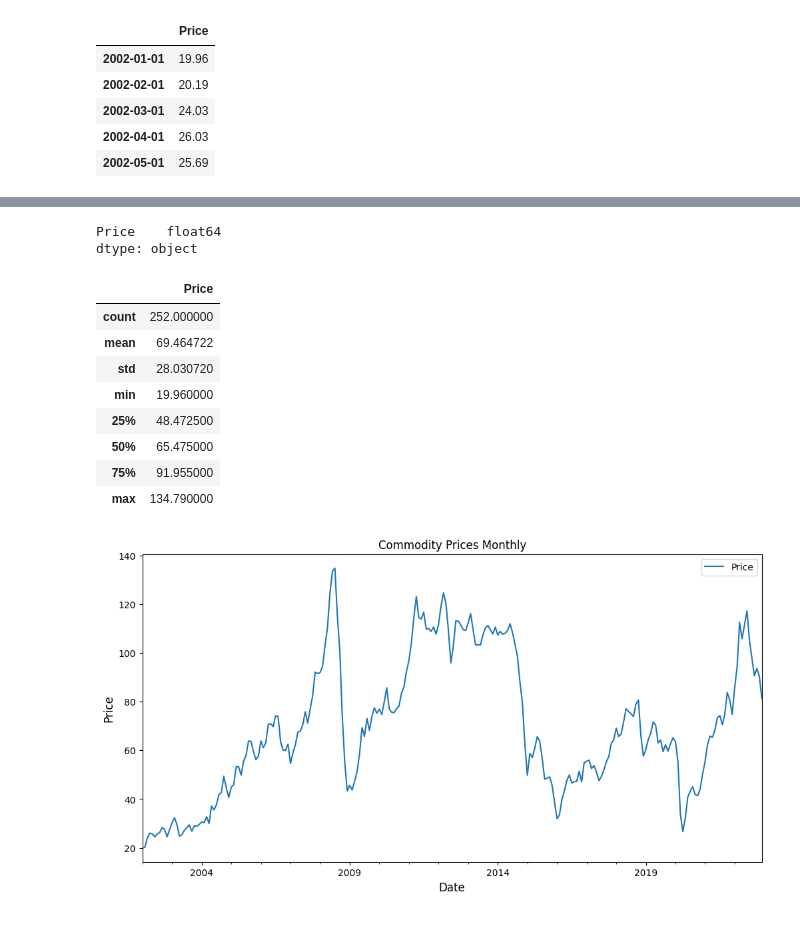
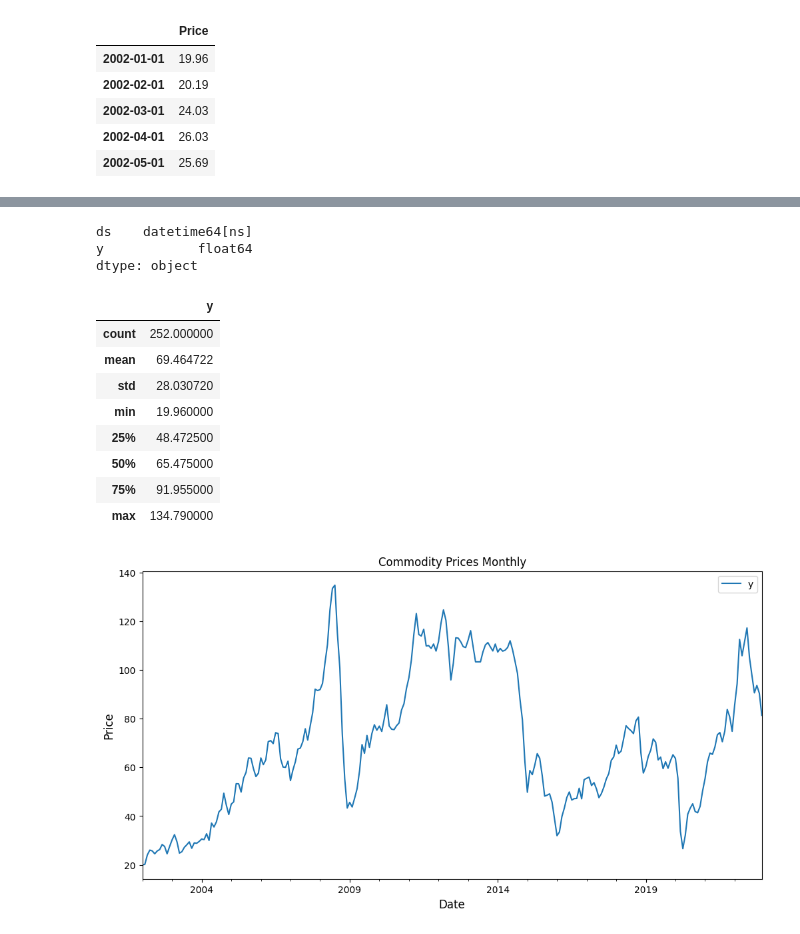
Before and after one commit to jnopareboateng/ml-library, a Jupyter notebook: crude-oil-forecast/prophet.ipynb, the cells around one changed output, grey strips where cells are left out. Drawn from its saved outputs; the diff is of its cells as text; code cells hidden in the pictures.

```diff
--- a/crude-oil-forecast/prophet.ipynb
+++ b/crude-oil-forecast/prophet.ipynb
@@ -16,3 +16,5 @@ data.head()
 | 2002-03-01 | 24.03 |
 | 2002-04-01 | 26.03 |
 | 2002-05-01 | 25.69 |
+# %%
+data = data.reset_index()
@@ -18,0 +30,2 @@ data.head()
+# %%
+data.columns = ['ds', 'y']
@@ -19,12 +48,13 @@ data.head()
 # %%
 data.dtypes
 # %% [output]
-Price    float64
+ds    datetime64[ns]
+y            float64
 dtype: object
 # %%
 data.describe() # display the summary statistics of the data
 # %% [output]
-|  | Price |
+|  | y |
 | count | 252.000000 |
 | mean | 69.464722 |
 | std | 28.030720 |
@@ -35,9 +65,9 @@ data.describe() # display the summary statistics of the data
 | max | 134.790000 |
 # %%
 # plot the data
-data.plot(y='Price', title='Commodity Prices Monthly', figsize=(12, 6))
+data.plot(x='ds', y= 'y', title='Commodity Prices Monthly', figsize=(12, 6))
 plt.xlabel('Date', fontsize=12)
 plt.ylabel('Price', fontsize=12)
 plt.show()
 # %% [output]
-[figure, old version]
+[figure, new version]
```
Also changed, not shown: parts of 19 cells of this notebook, 7 other files.
